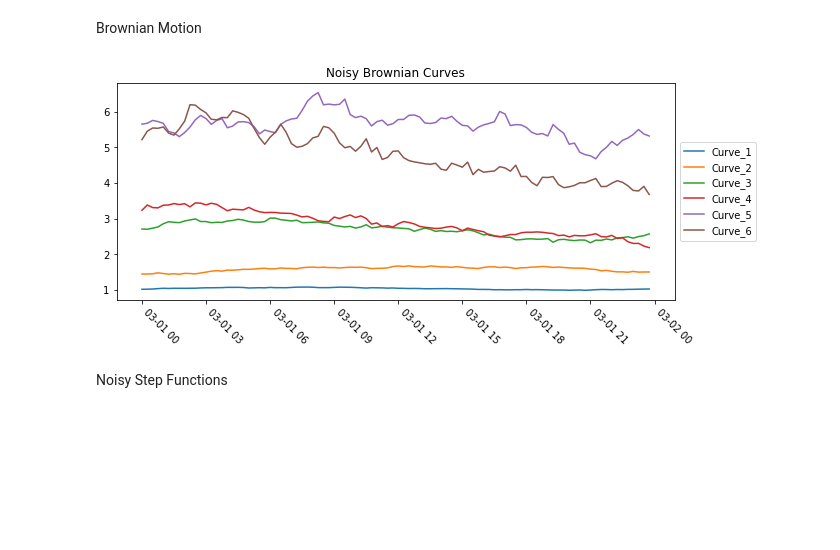
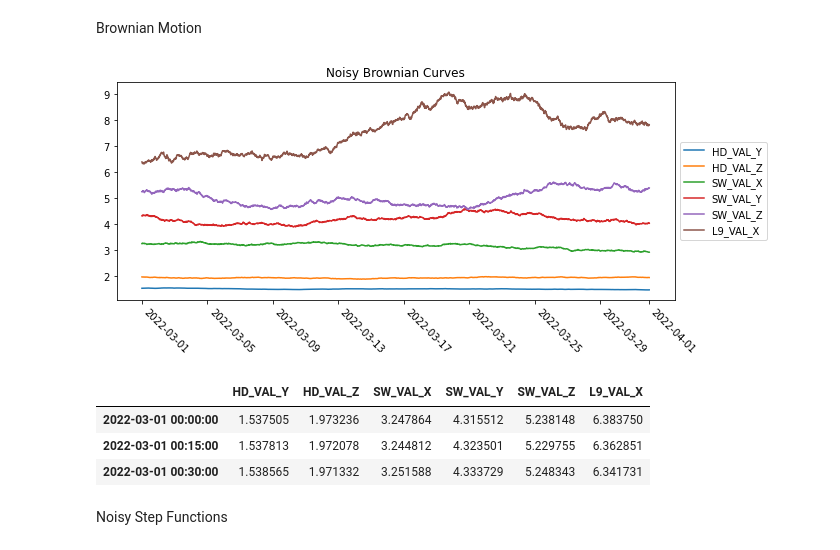
Before and after one commit to miles-franklin/Noisy-Data, a Jupyter notebook: Noisy_Data.ipynb, the cells around one changed output. Cells and saved outputs as stored; diff of their text form; code cells hidden in the pictures; blank space fills up the shorter version.

```diff
--- a/Noisy_Data.ipynb
+++ b/Noisy_Data.ipynb
@@ -15,12 +15,19 @@ import matplotlib.pyplot as plt
 import pandas as pd
 from datetime import datetime
 
+fake_mneumonics = ["ACS_POS_X", "ACS_POS_Y", "ACS_POS_Z",
+                   "PIE_VAL_X", "PIE_VAL_Y", "PIE_VAL_Z",
+                   "SSR_VAL_X", "SSR_VAL_Y", "SSR_VAL_Z"]
+
+timestamps = pd.date_range("1-MAR-2022 00:00:00",
+                            "1-APR-2022 00:00:00",
+                            freq="15T")
 amplitude = 10
-number_of_waves = 24
-num_points = 24*4 # 6 hrs * 15min increments
+number_of_waves = len(timestamps) // 4 // 30
+num_points = len(timestamps)
 df = None
 
-for i in range(1, 7):
+for i in range(6):
     np.random.seed(i)
     noise = np.random.normal(-1, 1, num_points)
 
@@ -30,13 +37,7 @@ for i in range(1, 7):
     y += noise    # Noise
     y += 2*i*amplitude # Vertial Shift
 
-    timestamps = pd.date_range("1-MAR-2022 00:00:00",
-                            "2-MAR-2022 00:00:00",
-                            #periods=num_points,
-                            freq="15T")[:len(y)]
-    # print(len(y), len(timestamps))
-
-    temp = pd.DataFrame({f"Sine_Wave_{i}":y}, index=timestamps)
+    temp = pd.DataFrame({fake_mneumonics[i]:y}, index=timestamps)
 
     if df is None:
         df = temp
@@ -60,24 +61,33 @@ df.to_csv("Noisy_Sine_Graphs.csv")
 # %% [markdown]
 Brownian Motion
 # %%
+fake_mneumonics = ["HD_VAL_X", "HD_VAL_Y", "HD_VAL_Z",
+                   "SW_VAL_X", "SW_VAL_Y", "SW_VAL_Z",
+                   "L9_VAL_X", "L9_VAL_Y", "L9_VAL_Z"]
+
 np.random.seed(0)
 df_2 = pd.DataFrame(index=timestamps)
 
 plt.figure(figsize=(10,4))
 for i in range(1,7):
-    pct_changes = np.random.normal(1, .005*i, len(timestamps))
+    pct_changes = np.random.normal(1, .0005*i, len(timestamps))
 
-    df_2[f"Curve_{i}"] = np.cumprod(pct_changes) * np.random.normal(i,.5, 1)[0] # Random Vertical Shift
-    plt.plot(df_2[f"Curve_{i}"], label=f"Curve_{i}")
+    df_2[fake_mneumonics[i]] = np.cumprod(pct_changes) * np.random.normal(i,.5, 1)[0] # Random Vertical Shift
+    plt.plot(df_2[fake_mneumonics[i]], label=fake_mneumonics[i])
 
 plt.xticks(rotation=-45,  ha="left")
 plt.title("Noisy Brownian Curves")
 plt.legend(loc='center left', bbox_to_anchor=(1, 0.5))
 plt.show()
 
 df_2.to_csv("Noisy_Brownian_Graphs.csv")
+display(df_2.head(3))
 # %% [output]
-[figure, old version]
+[figure, new version]
+|  | HD_VAL_Y | HD_VAL_Z | SW_VAL_X | SW_VAL_Y | SW_VAL_Z | L9_VAL_X |
+| 2022-03-01 00:00:00 | 1.537505 | 1.973236 | 3.247864 | 4.315512 | 5.238148 | 6.383750 |
+| 2022-03-01 00:15:00 | 1.537813 | 1.972078 | 3.244812 | 4.323501 | 5.229755 | 6.362851 |
+| 2022-03-01 00:30:00 | 1.538565 | 1.971332 | 3.251588 | 4.333729 | 5.248343 | 6.341731 |
 # %% [markdown]
 Noisy Step Functions
 # %%
```
Also changed, not shown: parts of 3 cells of this notebook, 3 other files.
